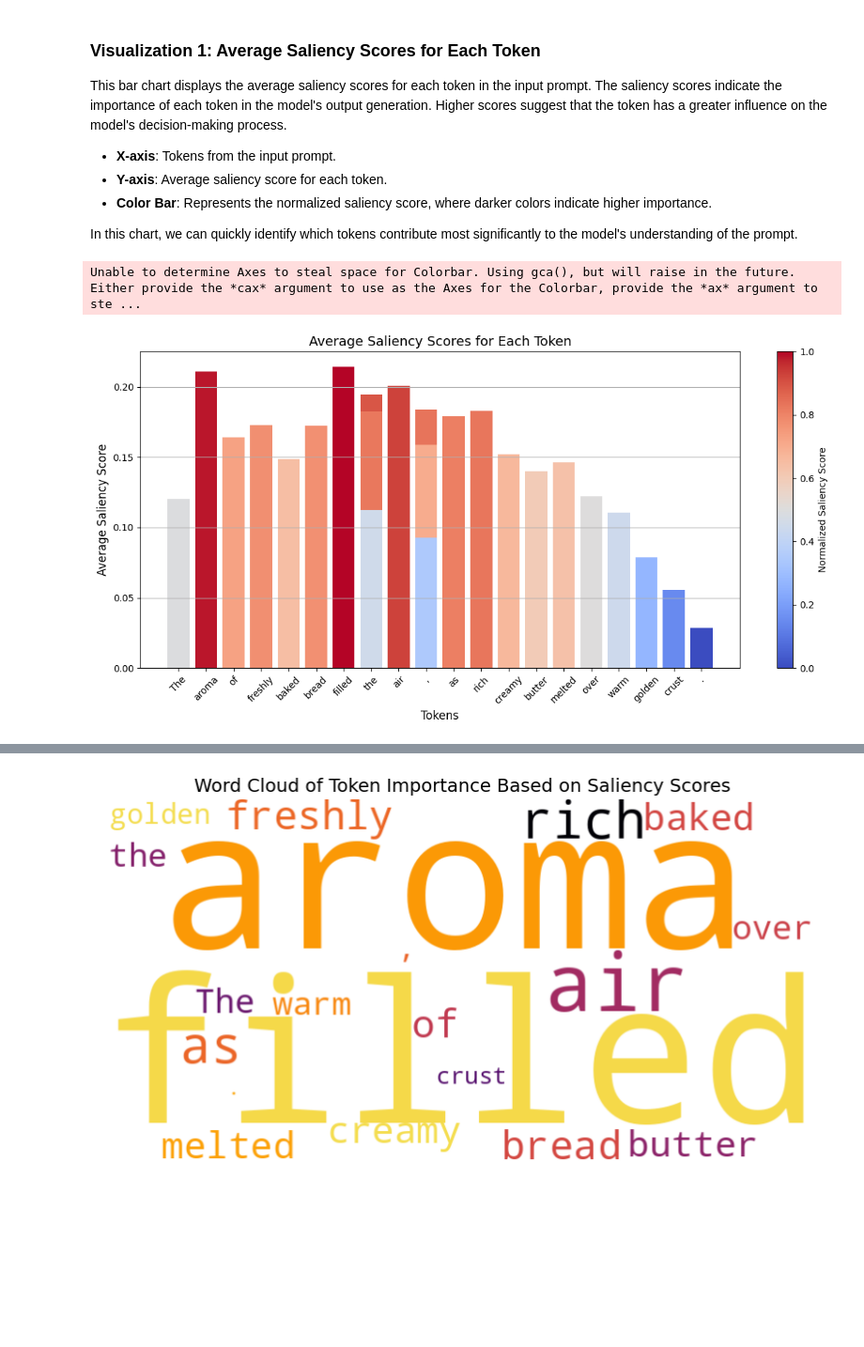
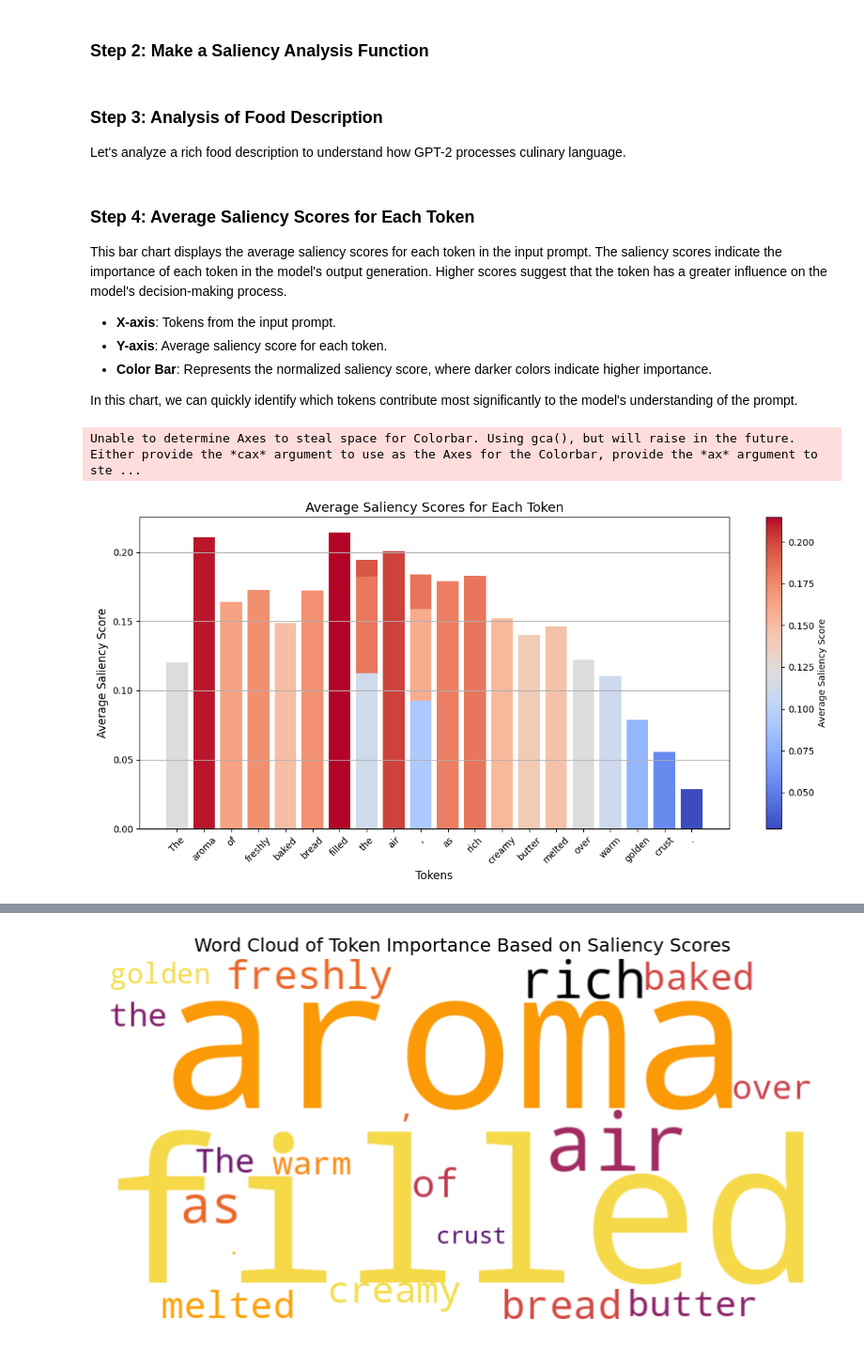
Before and after one commit to afraa-n/XAI_in_LLMs, a Jupyter notebook: XAI_LLMS.ipynb, the cells around one changed output, grey strips where cells are left out. Shown: that part at 94% size. Drawn from its saved outputs; the diff is of its cells as text; code cells hidden in the pictures; blank space fills up the shorter version.

```diff
--- a/XAI_LLMS.ipynb
+++ b/XAI_LLMS.ipynb
@@ -3 +44,3 @@
+# %% [markdown]
+### Step 2: Make a Saliency Analysis Function
 # %%
@@ -65,0 +91,3 @@ tokens, avg_attributions, std_attributions, saliency_scores, norm_saliency = ana
+# %% [markdown]
+### Step 3: Analysis of Food Description
+Let's analyze a rich food description to understand how GPT-2 processes culinary language.
@@ -66,5 +98,5 @@ tokens, avg_attributions, std_attributions, saliency_scores, norm_saliency = ana
 # %% [markdown]
-### Visualization 1: Average Saliency Scores for Each Token
+### Step 4: Average Saliency Scores for Each Token
 
 This bar chart displays the average saliency scores for each token in the input prompt. The saliency scores indicate the importance of each token in the model's output generation. Higher scores suggest that the token has a greater influence on the model's decision-making process.
 
@@ -76,22 +108,28 @@ In this chart, we can quickly identify which tokens contribute most significantl
 # %%
 # Visualization 1: Bar Chart of Average Saliency Scores
 plt.figure(figsize=(12, 6))
+
+# Normalize saliency scores for color scaling (this will be used for color mapping)
+norm_saliency = (avg_attributions - np.min(avg_attributions)) / (np.max(avg_attributions) - np.min(avg_attributions))
+
+# Use the original average saliency scores for the bar heights
 bars = plt.bar(tokens, avg_attributions, color=sns.color_palette("coolwarm", as_cmap=True)(norm_saliency))
 
 # Add legends and labels
 plt.title("Average Saliency Scores for Each Token", fontsize=14)
 plt.xlabel("Tokens", fontsize=12)
 plt.ylabel("Average Saliency Score", fontsize=12)
 plt.xticks(rotation=45)
 plt.grid(axis='y')
 
-# Add color bar for normalized saliency
-sm = plt.cm.ScalarMappable(cmap="coolwarm", norm=plt.Normalize(vmin=min(norm_saliency), vmax=max(norm_saliency)))
+# Create color bar for the original average saliency scores
+sm = plt.cm.ScalarMappable(cmap="coolwarm", norm=plt.Normalize(vmin=np.min(avg_attributions), vmax=np.max(avg_attributions)))
 sm.set_array([])
-plt.colorbar(sm, label='Normalized Saliency Score')
+plt.colorbar(sm, label='Average Saliency Score')
 
+# Adjust layout and show the plot
 plt.tight_layout()
 plt.show()
 # %% [output]
 Unable to determine Axes to steal space for Colorbar. Using gca(), but will raise in the future. Either provide the *cax* argument to use as the Axes for the Colorbar, provide the *ax* argument to ste ...
-[figure, old version]
+[figure, new version]
```
Also changed, not shown: parts of 11 cells of this notebook.
